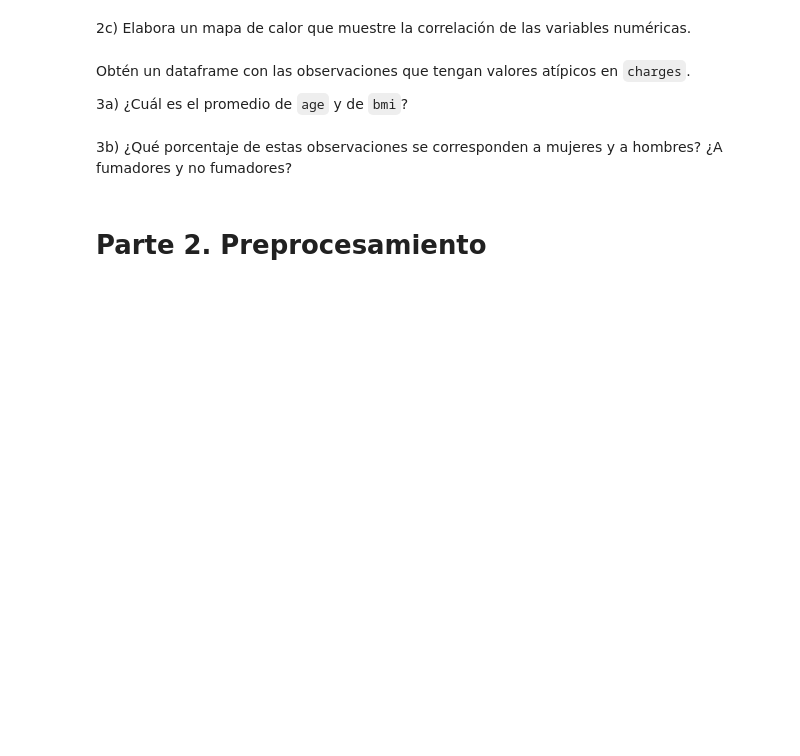
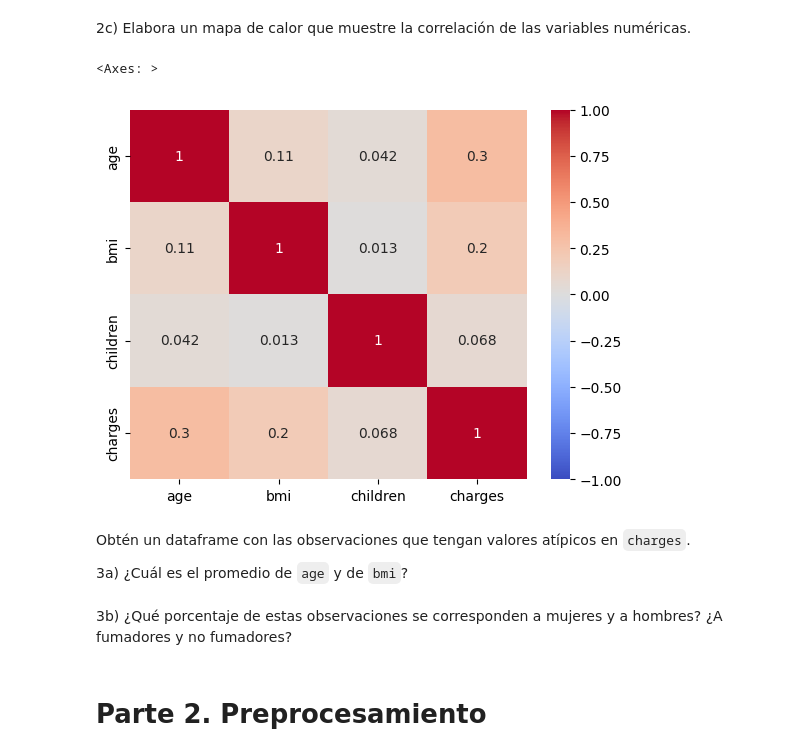
Before and after one commit to alexgarma/TC4029-ciencia-y-analitica-de-datos-equipo83, a Jupyter notebook: notebooks/Actividad8RLineal_Equipo83.ipynb, the cells around one changed output. Drawn from its saved outputs; the diff is of its cells as text; code cells hidden in the pictures; blank space fills up the shorter version.

```diff
--- a/notebooks/Actividad8RLineal_Equipo83.ipynb
+++ b/notebooks/Actividad8RLineal_Equipo83.ipynb
@@ -391,5 +407,12 @@ Para responder los siguientes cuestionamientos, genera los gráficos indicados:
 # %% [markdown]
 2c) Elabora un mapa de calor que muestre la correlación de las variables numéricas.
+# %%
+# Make a correlation heatmap for the data in a range of -1 to 1
+corr = insurance_df[num_columns].corr()
+sns.heatmap(corr, annot = True, vmin = -1, vmax = 1, center = 0, cmap = "coolwarm")
+# %% [output]
+<Axes: >
+[figure, added]
 # %% [markdown]
 Obtén un dataframe con las observaciones que tengan valores atípicos en `charges`.
 
```
Also changed, not shown: parts of 11 cells of this notebook, 1 other file.
